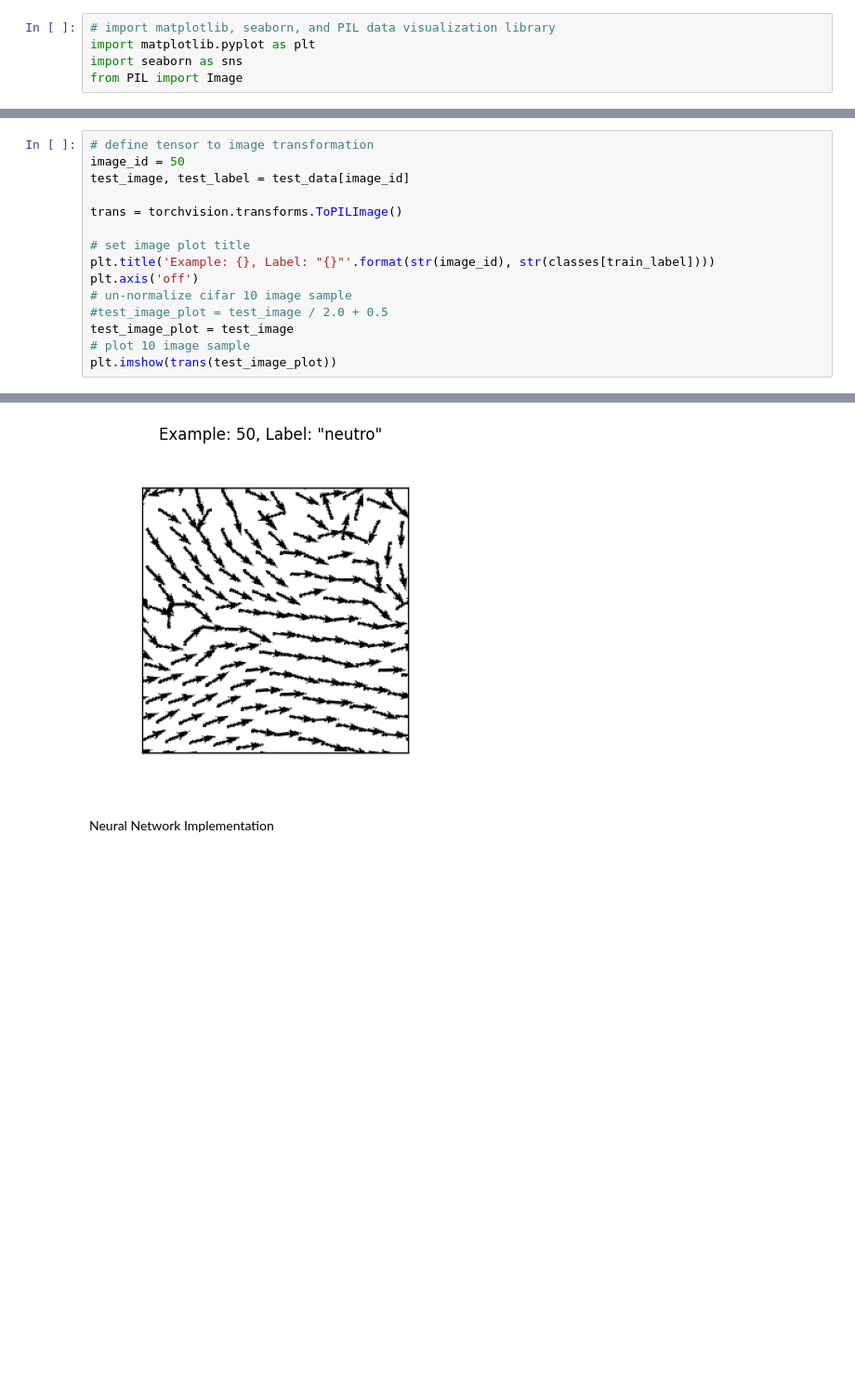
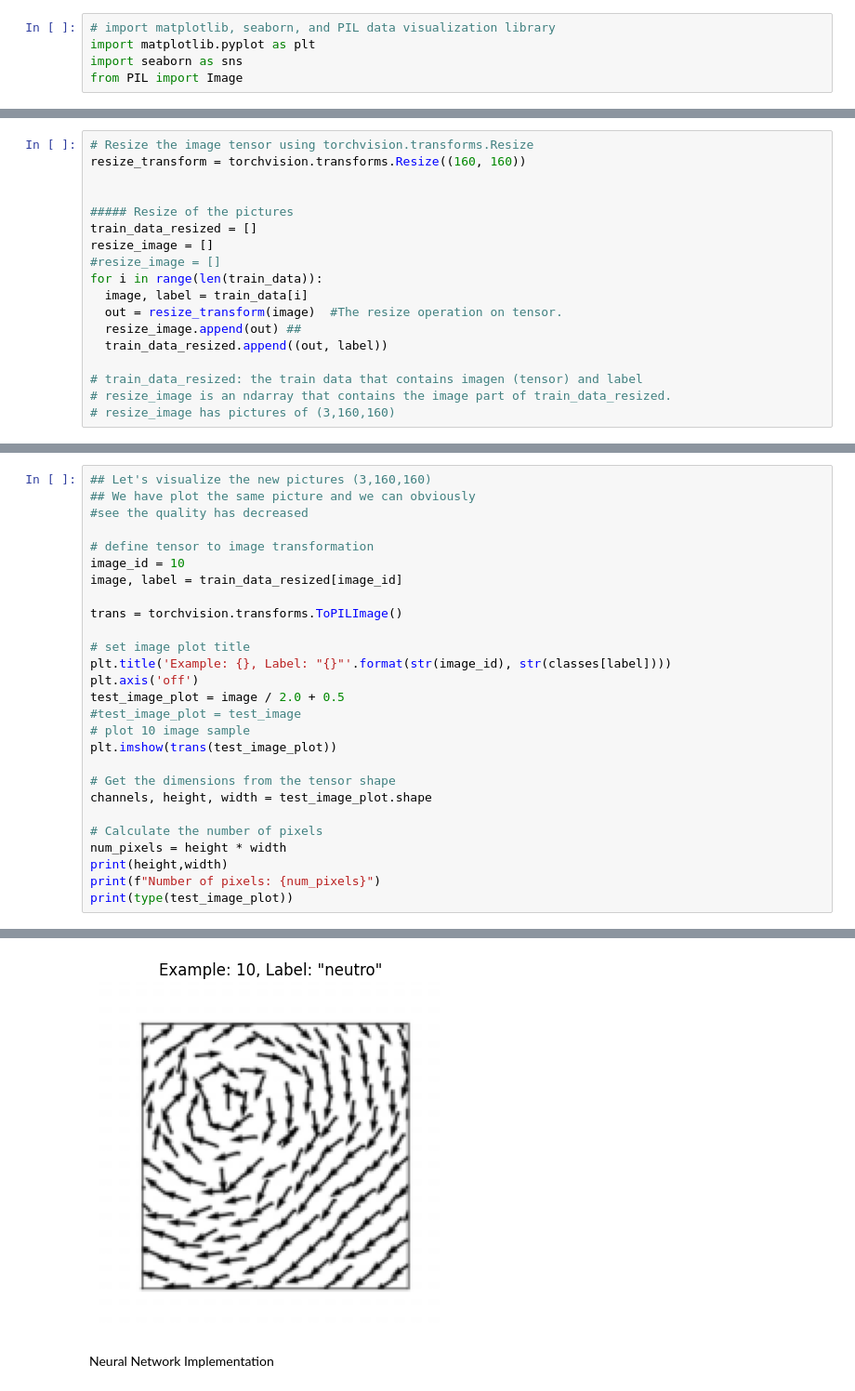
Before and after one commit to Cris12Mainz/Topological-Defects, a Jupyter notebook: Binary_Classification.ipynb, the cells around one changed output, grey strips where cells are left out. Shown: that part at 93% size. Cells and saved outputs as stored; diff of their text form; blank space fills up the shorter version.

```diff
--- a/Binary_Classification.ipynb
+++ b/Binary_Classification.ipynb
@@ -175,0 +161,18 @@ plt.imshow(trans(train_image_plot))
+# %%
+# Resize the image tensor using torchvision.transforms.Resize
+resize_transform = torchvision.transforms.Resize((160, 160))
+
+
+##### Resize of the pictures
+train_data_resized = []
+resize_image = []
+#resize_image = []
+for i in range(len(train_data)):
+  image, label = train_data[i]
+  out = resize_transform(image)  #The resize operation on tensor.
+  resize_image.append(out) ##
+  train_data_resized.append((out, label))
+
+# train_data_resized: the train data that contains imagen (tensor) and label
+# resize_image is an ndarray that contains the image part of train_data_resized.
+# resize_image has pictures of (3,160,160)
@@ -176,16 +184,28 @@ plt.imshow(trans(train_image_plot))
 # %%
+## Let's visualize the new pictures (3,160,160)
+## We have plot the same picture and we can obviously
+#see the quality has decreased
+
 # define tensor to image transformation
-image_id = 50
-test_image, test_label = test_data[image_id]
+image_id = 10
+image, label = train_data_resized[image_id]
 
 trans = torchvision.transforms.ToPILImage()
 
 # set image plot title
-plt.title('Example: {}, Label: "{}"'.format(str(image_id), str(classes[train_label])))
+plt.title('Example: {}, Label: "{}"'.format(str(image_id), str(classes[label])))
 plt.axis('off')
-# un-normalize cifar 10 image sample
-#test_image_plot = test_image / 2.0 + 0.5
-test_image_plot = test_image
+test_image_plot = image / 2.0 + 0.5
+#test_image_plot = test_image
 # plot 10 image sample
 plt.imshow(trans(test_image_plot))
+
+# Get the dimensions from the tensor shape
+channels, height, width = test_image_plot.shape
+
+# Calculate the number of pixels
+num_pixels = height * width
+print(height,width)
+print(f"Number of pixels: {num_pixels}")
+print(type(test_image_plot))
 # %% [output]
@@ -193,3 +215,3 @@ plt.imshow(trans(test_image_plot))
-[figure, old version]
+[figure, new version]
 # %% [markdown]
 Neural Network Implementation
```
Also changed, not shown: parts of 21 cells of this notebook.
